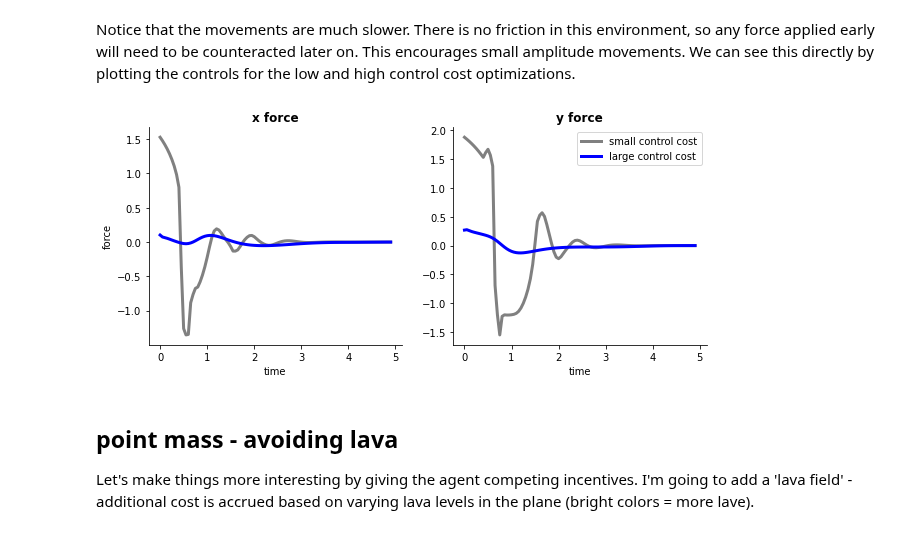
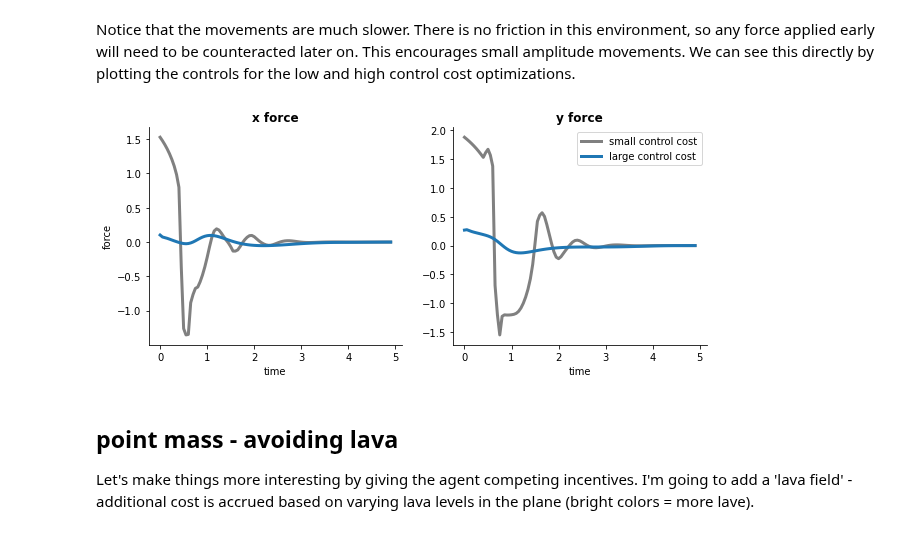
Before and after one commit to richard-warren/rl_sandbox, a Jupyter notebook: ilqr_demo.ipynb, the cells around one changed output. Cells and saved outputs as stored; diff of their text form; code cells hidden in the pictures.

```diff
--- a/ilqr_demo.ipynb
+++ b/ilqr_demo.ipynb
@@ -225,17 +225,17 @@ Notice that the movements are much slower. There is no friction in this environm
 # %%
 ax = plt.subplots(1,2, figsize=(10,4))[1]
 t = np.arange(0, env.dt*env.max_steps, env.dt)
 for i, label in enumerate(['x', 'y']):
     ax[i].plot(t, np.array(actions)[:,i], color='gray', label='small control cost', linewidth=3)
-    ax[i].plot(t, np.array(actions_new)[:,i], color='blue', label='large control cost', linewidth=3)
+    ax[i].plot(t, np.array(actions_new)[:,i], color='tab:blue', label='large control cost', linewidth=3)
     ax[i].set_title(f'{label} force', fontweight='bold')
     ax[i].set_xlabel('time')
     if i==0: ax[i].set_ylabel('force')
     ax[i].spines['right'].set_visible(False)
     ax[i].spines['top'].set_visible(False)
     if i==1: ax[i].legend()
 # %% [output]
-[figure, old version]
+[figure, new version]
 # %% [markdown]
 ## point mass - avoiding lava
 Let's make things more interesting by giving the agent competing incentives. I'm going to add a 'lava field' - additional cost is accrued based on varying lava levels in the plane (bright colors = more lave).
```
Also changed, not shown: parts of 20 cells of this notebook, 2 other files.
